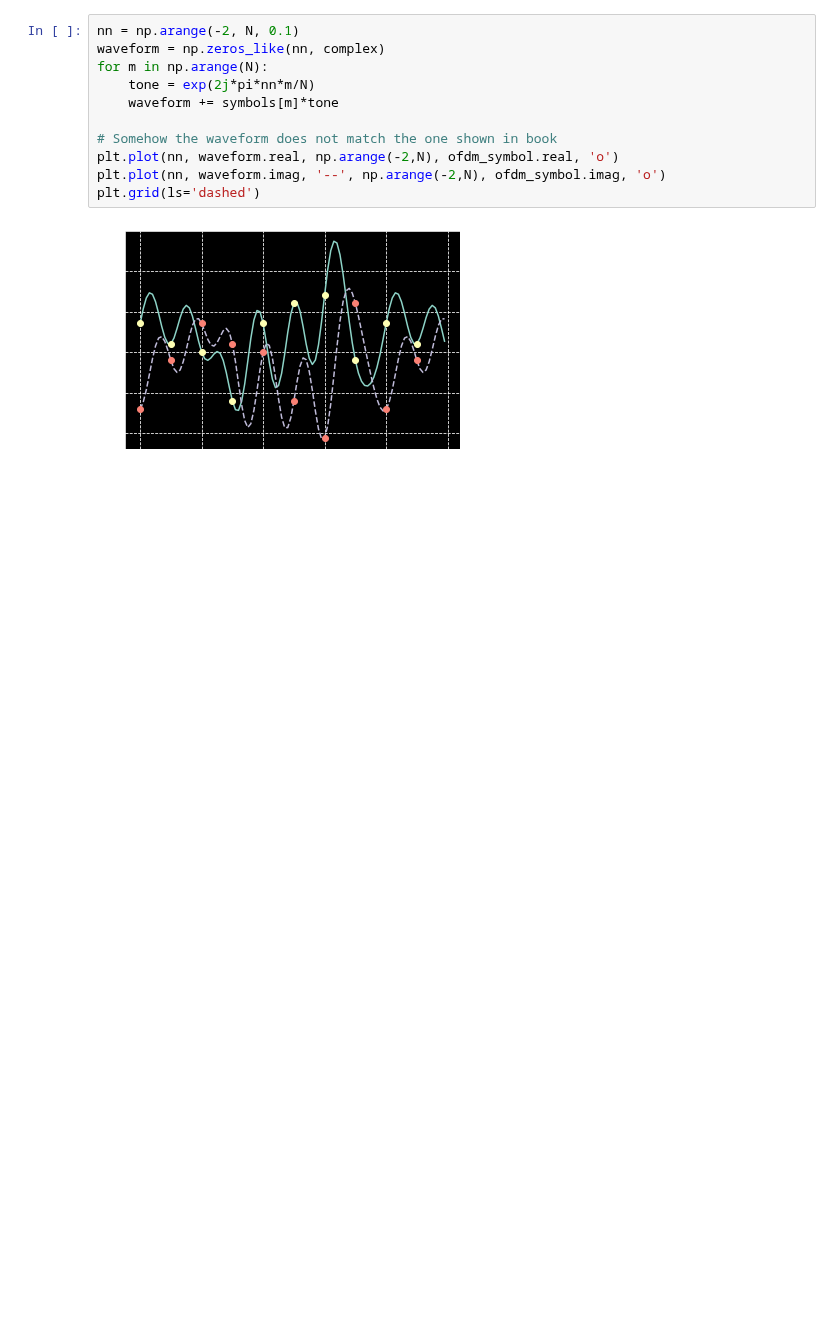
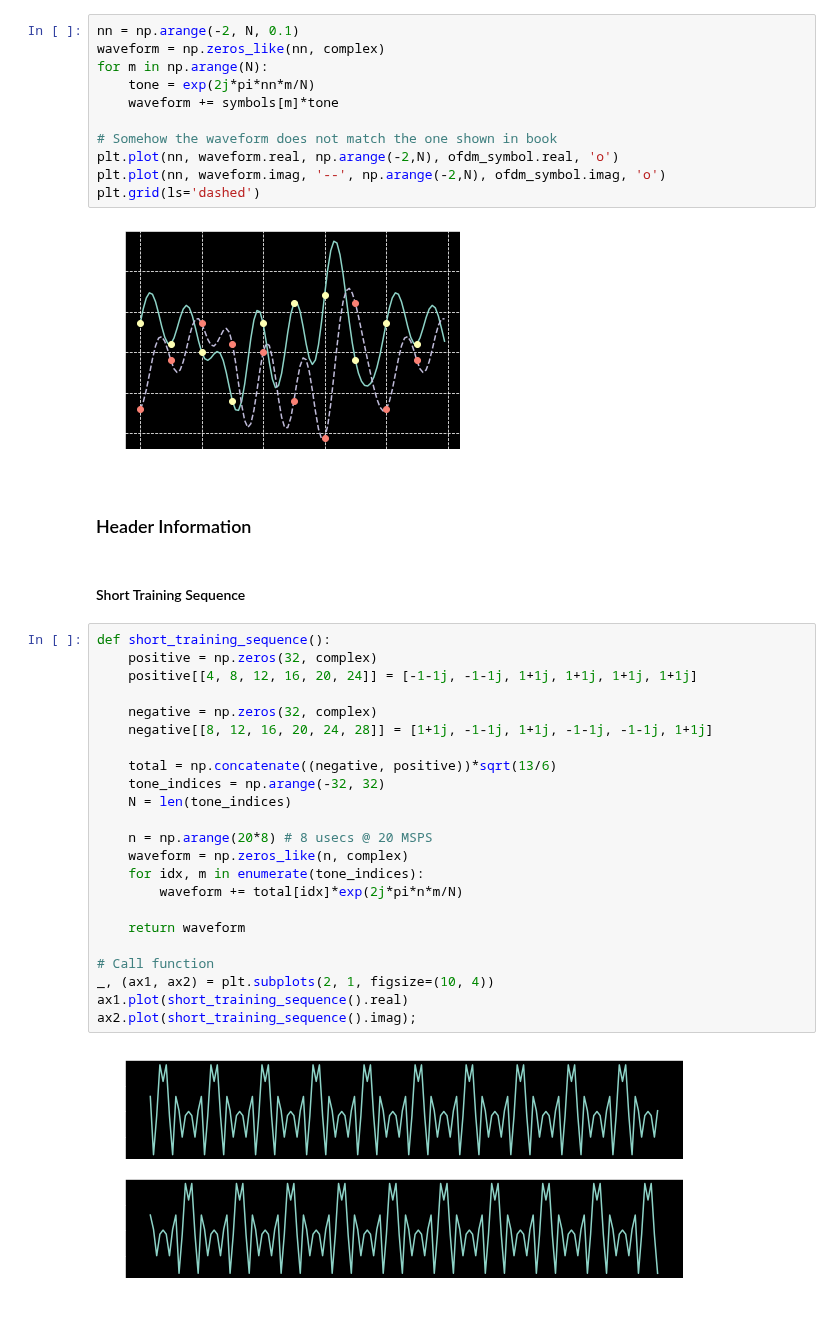
Before and after one commit to mohantyk/dsp_in_comm, a Jupyter notebook: chap6.ipynb, the cells around one changed output. Saved outputs shown, nothing was run; the diff lists cells and outputs as text; blank space fills up the shorter version.

Commit message:
Add short training sequence

```diff
--- a/chap6.ipynb
+++ b/chap6.ipynb
@@ -54,3 +54,32 @@ plt.plot(nn, waveform.imag, '--', np.arange(-2,N), ofdm_symbol.imag, 'o')
 plt.grid(ls='dashed')
 # %% [output]
 [figure]
+# %% [markdown]
+### Header Information
+# %% [markdown]
+#### Short Training Sequence
+# %%
+def short_training_sequence():
+    positive = np.zeros(32, complex)
+    positive[[4, 8, 12, 16, 20, 24]] = [-1-1j, -1-1j, 1+1j, 1+1j, 1+1j, 1+1j]
+
+    negative = np.zeros(32, complex)
+    negative[[8, 12, 16, 20, 24, 28]] = [1+1j, -1-1j, 1+1j, -1-1j, -1-1j, 1+1j]
+
+    total = np.concatenate((negative, positive))*sqrt(13/6)
+    tone_indices = np.arange(-32, 32)
+    N = len(tone_indices)
+
+    n = np.arange(20*8) # 8 usecs @ 20 MSPS
+    waveform = np.zeros_like(n, complex)
+    for idx, m in enumerate(tone_indices):
+        waveform += total[idx]*exp(2j*pi*n*m/N)
+
+    return waveform
+
+# Call function
+_, (ax1, ax2) = plt.subplots(2, 1, figsize=(10, 4))
+ax1.plot(short_training_sequence().real)
+ax2.plot(short_training_sequence().imag);
+# %% [output]
+[figure, added]
```
